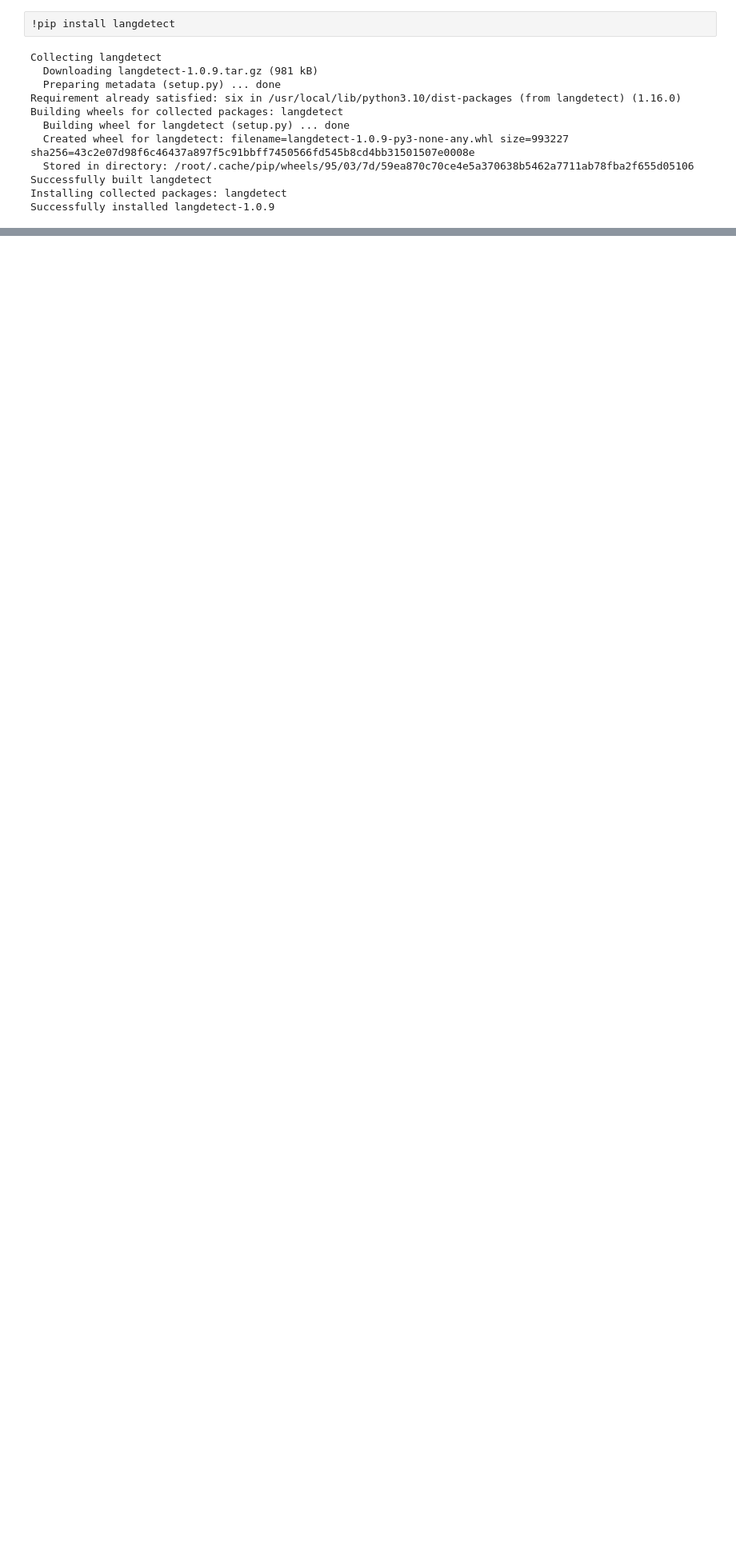
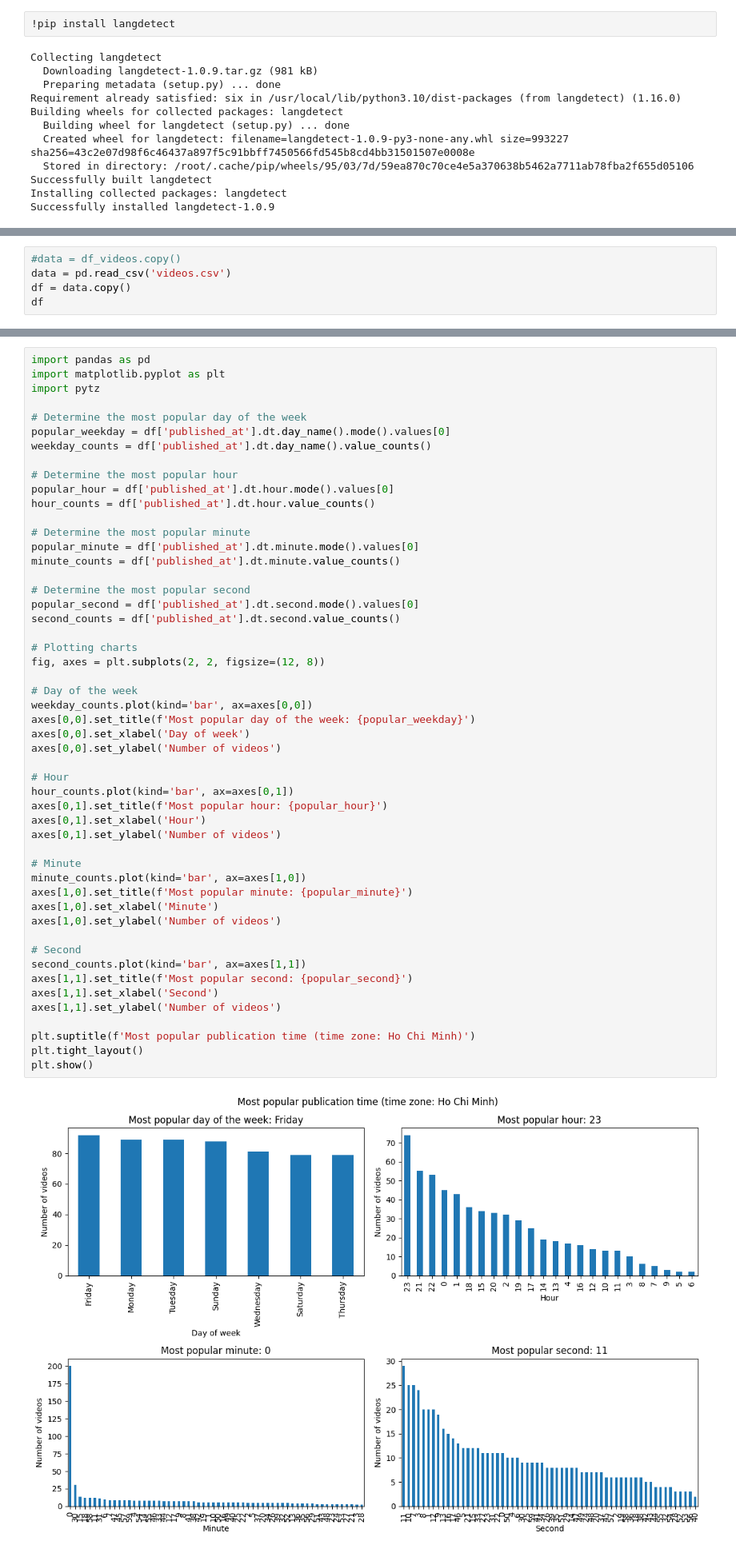
Before and after one commit to dkalenov/youtube-meditation-project, a Jupyter notebook: Youtube_meditation_channel_project.ipynb, the cells around one changed output, grey strips where cells are left out. Shown: that part at 80% size. Cells and saved outputs as stored; diff of their text form; blank space fills up the shorter version.

```diff
--- a/Youtube_meditation_channel_project.ipynb
+++ b/Youtube_meditation_channel_project.ipynb
@@ -1845,0 +240,5 @@ df_video_ru.head()
+# %%
+#data = df_videos.copy()
+data = pd.read_csv('videos.csv')
+df = data.copy()
+df
@@ -1845,0 +350,53 @@ df_video_ru.head()
+# %%
+import pandas as pd
+import matplotlib.pyplot as plt
+import pytz
+
+# Determine the most popular day of the week
+popular_weekday = df['published_at'].dt.day_name().mode().values[0]
+weekday_counts = df['published_at'].dt.day_name().value_counts()
+
+# Determine the most popular hour
+popular_hour = df['published_at'].dt.hour.mode().values[0]
+hour_counts = df['published_at'].dt.hour.value_counts()
+
+# Determine the most popular minute
+popular_minute = df['published_at'].dt.minute.mode().values[0]
+minute_counts = df['published_at'].dt.minute.value_counts()
+
+# Determine the most popular second
+popular_second = df['published_at'].dt.second.mode().values[0]
+second_counts = df['published_at'].dt.second.value_counts()
+
+# Plotting charts
+fig, axes = plt.subplots(2, 2, figsize=(12, 8))
+
+# Day of the week
+weekday_counts.plot(kind='bar', ax=axes[0,0])
+axes[0,0].set_title(f'Most popular day of the week: {popular_weekday}')
+axes[0,0].set_xlabel('Day of week')
+axes[0,0].set_ylabel('Number of videos')
+
+# Hour
+hour_counts.plot(kind='bar', ax=axes[0,1])
+axes[0,1].set_title(f'Most popular hour: {popular_hour}')
+axes[0,1].set_xlabel('Hour')
+axes[0,1].set_ylabel('Number of videos')
+
+# Minute
+minute_counts.plot(kind='bar', ax=axes[1,0])
+axes[1,0].set_title(f'Most popular minute: {popular_minute}')
+axes[1,0].set_xlabel('Minute')
+axes[1,0].set_ylabel('Number of videos')
+
+# Second
+second_counts.plot(kind='bar', ax=axes[1,1])
+axes[1,1].set_title(f'Most popular second: {popular_second}')
+axes[1,1].set_xlabel('Second')
+axes[1,1].set_ylabel('Number of videos')
+
+plt.suptitle(f'Most popular publication time (time zone: Ho Chi Minh)')
+plt.tight_layout()
+plt.show()
+# %% [output]
+[figure, added]
```
Also changed, not shown: parts of 112 cells of this notebook.
